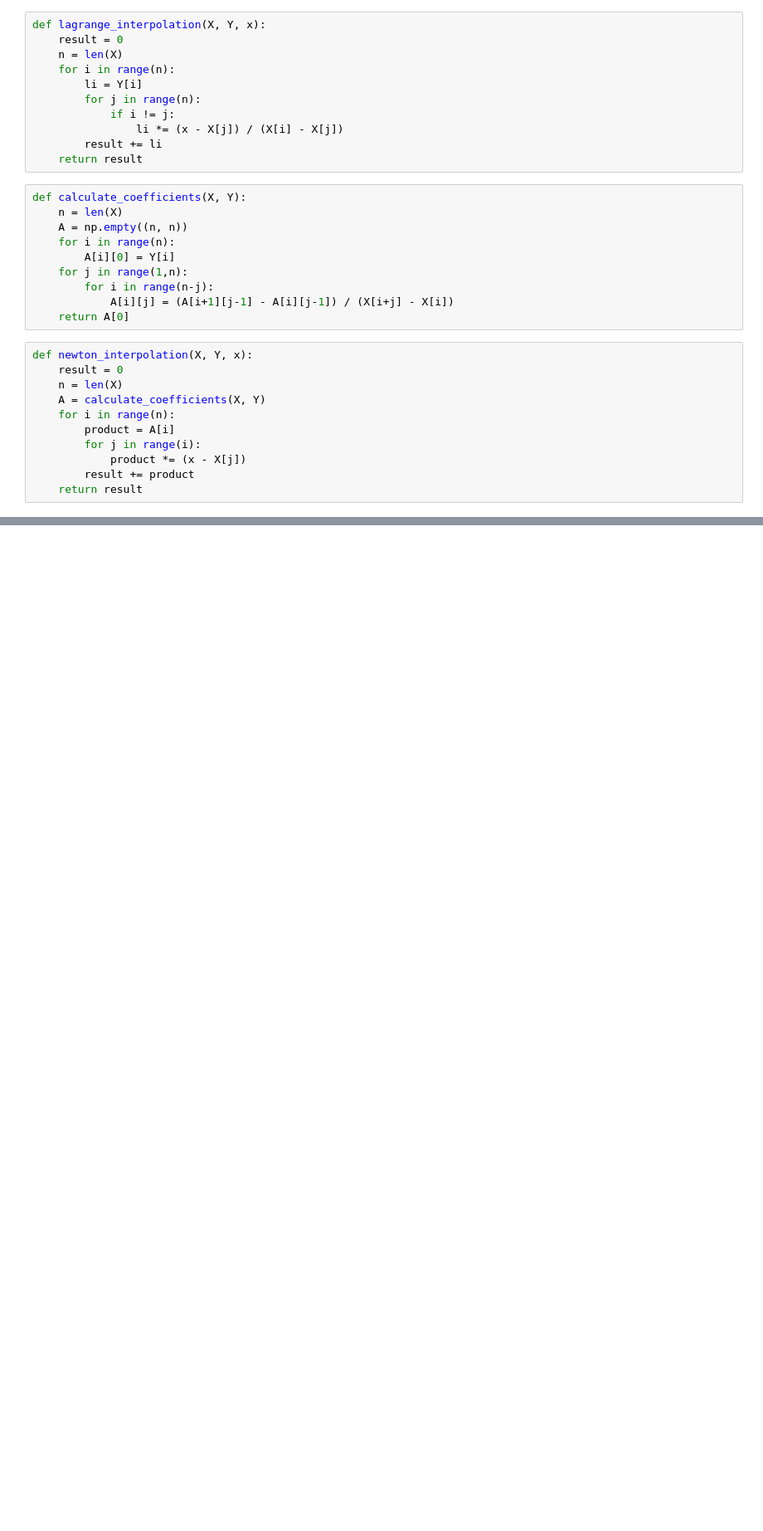
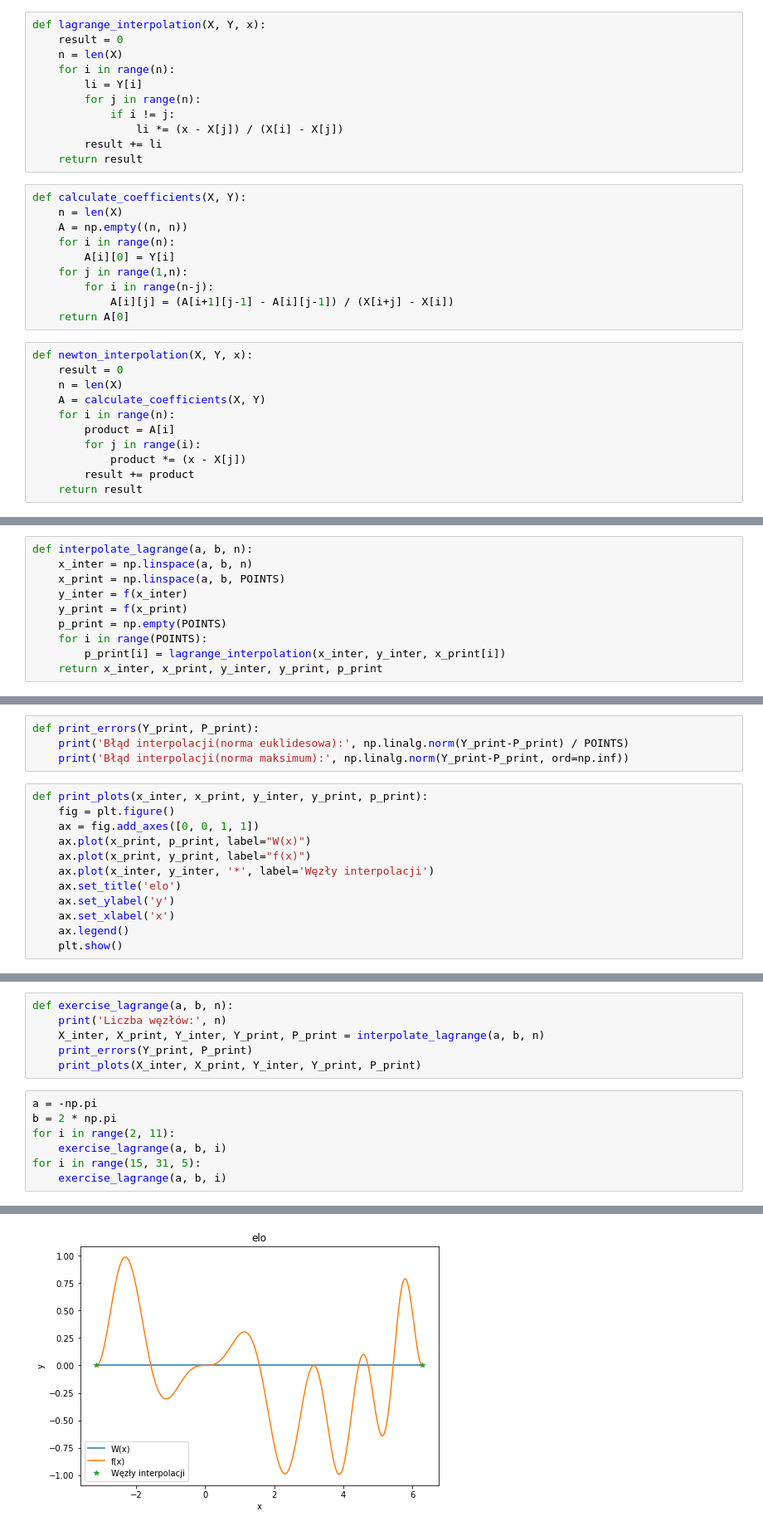
Before and after one commit to pawlooss1/MOwNiT, a Jupyter notebook: lab5/Interpolation.ipynb, the cells around one changed output, grey strips where cells are left out. Shown: that part at 83% size. Drawn from its saved outputs; the diff is of its cells as text; blank space fills up the shorter version.

```diff
--- a/lab5/Interpolation.ipynb
+++ b/lab5/Interpolation.ipynb
@@ -68,0 +51,10 @@ print_plot(f, -1, 5)
+# %%
+def interpolate_lagrange(a, b, n):
+    x_inter = np.linspace(a, b, n)
+    x_print = np.linspace(a, b, POINTS)
+    y_inter = f(x_inter)
+    y_print = f(x_print)
+    p_print = np.empty(POINTS)
+    for i in range(POINTS):
+        p_print[i] = lagrange_interpolation(x_inter, y_inter, x_print[i])
+    return x_inter, x_print, y_inter, y_print, p_print
@@ -68,0 +90,16 @@ print_plot(f, -1, 5)
+# %%
+def print_errors(Y_print, P_print):
+    print('Błąd interpolacji(norma euklidesowa):', np.linalg.norm(Y_print-P_print) / POINTS)
+    print('Błąd interpolacji(norma maksimum):', np.linalg.norm(Y_print-P_print, ord=np.inf))
+# %%
+def print_plots(x_inter, x_print, y_inter, y_print, p_print):
+    fig = plt.figure()
+    ax = fig.add_axes([0, 0, 1, 1])
+    ax.plot(x_print, p_print, label="W(x)")
+    ax.plot(x_print, y_print, label="f(x)")
+    ax.plot(x_inter, y_inter, '*', label='Węzły interpolacji')
+    ax.set_title('elo')
+    ax.set_ylabel('y')
+    ax.set_xlabel('x')
+    ax.legend()
+    plt.show()
@@ -68,0 +112,14 @@ print_plot(f, -1, 5)
+# %%
+def exercise_lagrange(a, b, n):
+    print('Liczba węzłów:', n)
+    X_inter, X_print, Y_inter, Y_print, P_print = interpolate_lagrange(a, b, n)
+    print_errors(Y_print, P_print)
+    print_plots(X_inter, X_print, Y_inter, Y_print, P_print)
+# %%
+a = -np.pi
+b = 2 * np.pi
+for i in range(2, 11):
+    exercise_lagrange(a, b, i)
+for i in range(15, 31, 5):
+    exercise_lagrange(a, b, i)
+# %% [output]
@@ -68,0 +129 @@ print_plot(f, -1, 5)
+[figure, added]
```
Also changed, not shown: parts of 19 cells of this notebook, 7 other files.
